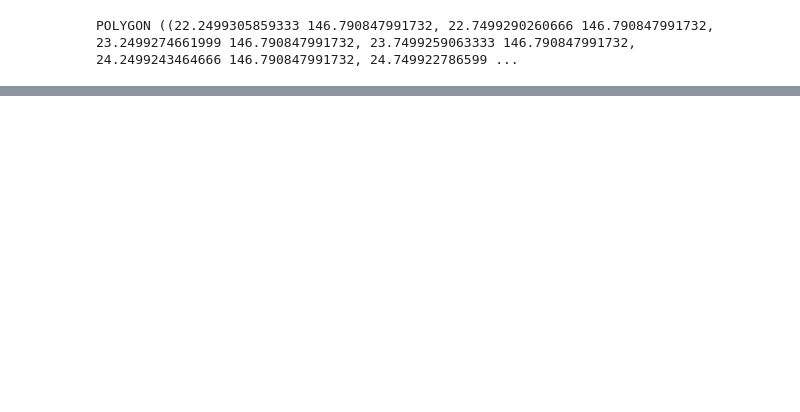
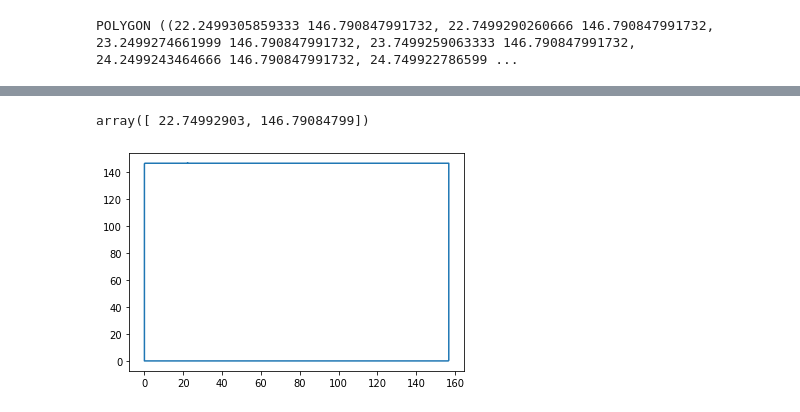
Before and after one commit to rcasukhela/Mart2Aust_Hackathon, a Jupyter notebook: spatial_decomposition_test_folder/test2.ipynb, the cells around one changed output, grey strips where cells are left out. Drawn from its saved outputs; the diff is of its cells as text; code cells hidden in the pictures; blank space fills up the shorter version.

```diff
--- a/spatial_decomposition_test_folder/test2.ipynb
+++ b/spatial_decomposition_test_folder/test2.ipynb
@@ -462,2 +524,14 @@ NotImplementedError: Component rings have coordinate sequences, but the polygon
+# %%
+np.array(k2[1])
+# %% [output]
+array([ 22.74992903, 146.79084799])
+# %%
+import matplotlib.pyplot as plt
+plt.figure()
+plt.plot(k2[:,0], k2[:,1])
+#plt.plot(bounding_X[:,0], bounding_X[:,1])
+plt.show()
+# %% [output]
+[figure, added]
 # %%
 # %% [output]
```
Also changed, not shown: parts of 19 cells of this notebook, 2 other files.
